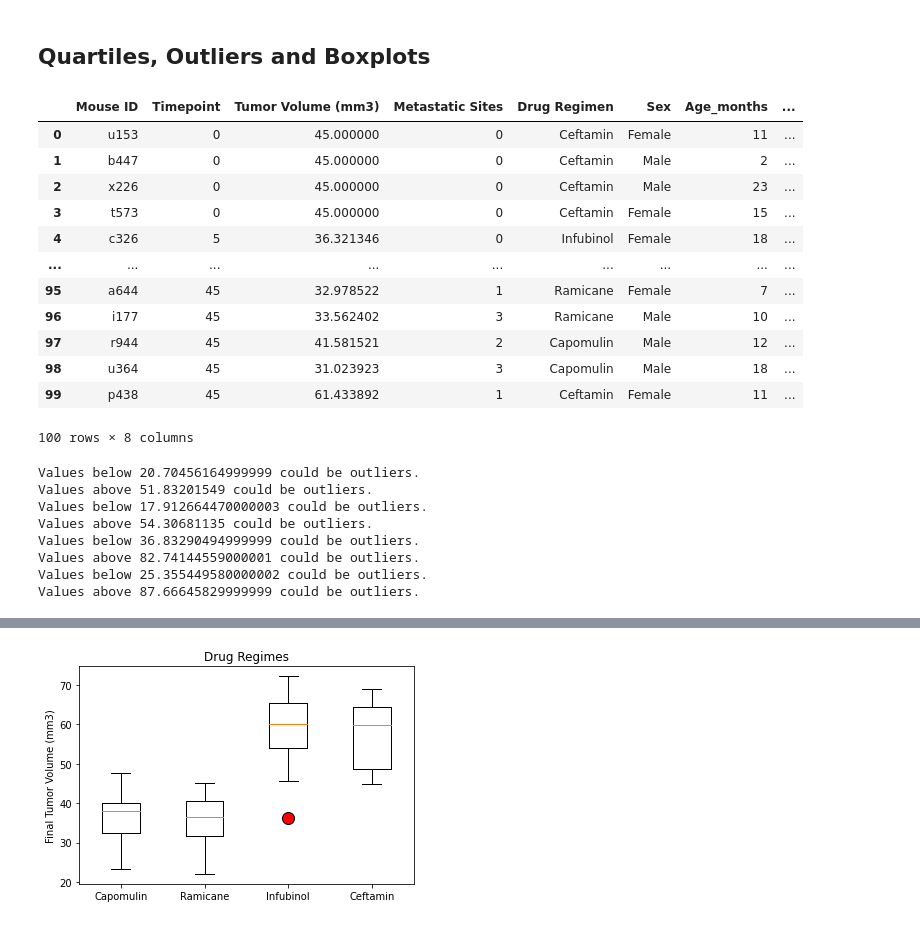
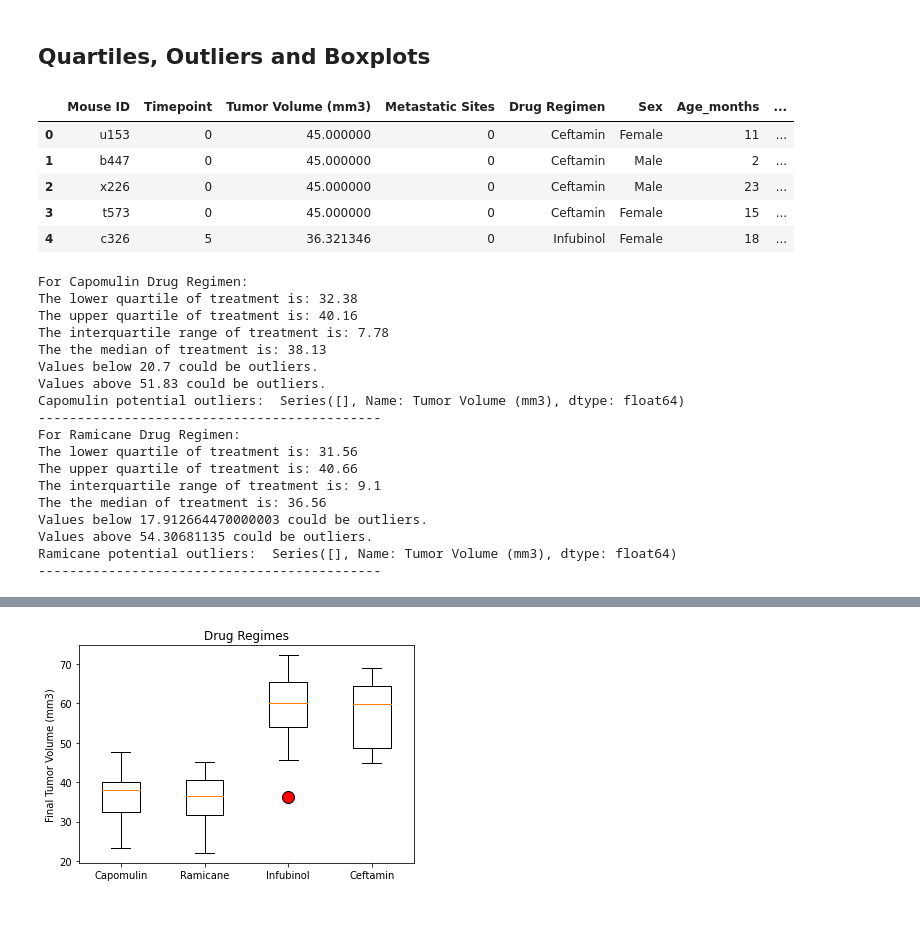
Before and after one commit to IlkayAtes11/Matplotlib-Challenge, a Jupyter notebook: Code/pymaceuticals.ipynb, the cells around one changed output, grey strips where cells are left out. Drawn from its saved outputs; the diff is of its cells as text; code cells hidden in the pictures.

```diff
--- a/Code/pymaceuticals.ipynb
+++ b/Code/pymaceuticals.ipynb
@@ -216,33 +224,26 @@ plt.show()
 # %%
 # Calculate the final tumor volume of each mouse across four of the treatment regimens:
 # Capomulin, Ramicane, Infubinol, and Ceftamin
 
 filtered_data = clean_data.set_index('Drug Regimen').loc[['Capomulin', 'Ramicane', 'Infubinol','Ceftamin']].reset_index()
 
 # Start by getting the last (greatest) timepoint for each mouse
 
 last_timepoint = filtered_data.groupby('Mouse ID')['Timepoint'].max()
 last_timepoint = pd.DataFrame(last_timepoint).reset_index()
 
 # Merge this group df with the original DataFrame to get the tumor volume at the last timepoint
 # Merging according to two different columns
 
 merged = pd.merge(clean_data, last_timepoint, on = ['Mouse ID','Timepoint'])
-merged
+merged.head()
 # %% [output]
 |  | Mouse ID | Timepoint | Tumor Volume (mm3) | Metastatic Sites | Drug Regimen | Sex | Age_months | ... |
 | 0 | u153 | 0 | 45.000000 | 0 | Ceftamin | Female | 11 | ... |
 | 1 | b447 | 0 | 45.000000 | 0 | Ceftamin | Male | 2 | ... |
 | 2 | x226 | 0 | 45.000000 | 0 | Ceftamin | Male | 23 | ... |
 | 3 | t573 | 0 | 45.000000 | 0 | Ceftamin | Female | 15 | ... |
 | 4 | c326 | 5 | 36.321346 | 0 | Infubinol | Female | 18 | ... |
-| ... | ... | ... | ... | ... | ... | ... | ... | ... |
-| 95 | a644 | 45 | 32.978522 | 1 | Ramicane | Female | 7 | ... |
-| 96 | i177 | 45 | 33.562402 | 3 | Ramicane | Male | 10 | ... |
-| 97 | r944 | 45 | 41.581521 | 2 | Capomulin | Male | 12 | ... |
-| 98 | u364 | 45 | 31.023923 | 3 | Capomulin | Male | 18 | ... |
-| 99 | p438 | 45 | 61.433892 | 1 | Ceftamin | Female | 11 | ... |
-100 rows × 8 columns
 # %%
 capomulin = merged.loc[merged['Drug Regimen']== 'Capomulin']['Tumor Volume (mm3)']
 ramicane = merged.loc[merged['Drug Regimen']== 'Ramicane']['Tumor Volume (mm3)']
@@ -257,9 +258,17 @@ cap_upperq = cap_quartiles[0.75]
 cap_iqr = cap_upperq-cap_lowerq
 cap_lower_bound = cap_lowerq - (1.5*cap_iqr)
 cap_upper_bound = cap_upperq + (1.5*cap_iqr)
+cap_outlier = capomulin.loc[(merged['Tumor Volume (mm3)'] > cap_upper_bound) | (merged['Tumor Volume (mm3)'] < cap_lower_bound)]
 
-print(f"Values below {cap_lower_bound} could be outliers.")
-print(f"Values above {cap_upper_bound} could be outliers.")
+print(f'For Capomulin Drug Regimen:')
+print(f"The lower quartile of treatment is: {round(cap_lowerq,2)}")
+print(f"The upper quartile of treatment is: {round(cap_upperq,2)}")
+print(f"The interquartile range of treatment is: {round(cap_iqr,2)}")
+print(f"The the median of treatment is: {round(cap_quartiles[0.5],2)} ")
+print(f"Values below {round(cap_lower_bound,2)} could be outliers.")
+print(f"Values above {round(cap_upper_bound,2)} could be outliers.")
+print(f'Capomulin potential outliers:  {cap_outlier}')
+print(f'--------------------------------------------')
 
 ram_quartiles = ramicane.quantile([.25,.5,.75])
 ram_lowerq = ram_quartiles[0.25]
@@ -267,35 +276,33 @@ ram_upperq = ram_quartiles[0.75]
 ram_iqr = ram_upperq-ram_lowerq
 ram_lower_bound = ram_lowerq - (1.5*ram_iqr)
 ram_upper_bound = ram_upperq + (1.5*ram_iqr)
+ram_outlier = ramicane.loc[(merged['Tumor Volume (mm3)'] > ram_upper_bound) | (merged['Tumor Volume (mm3)'] < ram_lower_bound)]
 
+print(f'For Ramicane Drug Regimen:')
+print(f"The lower quartile of treatment is: {round(ram_lowerq,2)}")
+print(f"The upper quartile of treatment is: {round(ram_upperq,2)}")
+print(f"The interquartile range of treatment is: {round(ram_iqr,2)}")
+print(f"The the median of treatment is: {round(ram_quartiles[0.5],2)} ")
 print(f"Values below {ram_lower_bound} could be outliers.")
 print(f"Values above {ram_upper_bound} could be outliers.")
-
-inf_quartiles = infubinol.quantile([.25,.5,.75])
-inf_lowerq = inf_quartiles[0.25]
-inf_upperq = inf_quartiles[0.75]
-inf_iqr = inf_upperq-inf_lowerq
-inf_lower_bound = inf_lowerq - (1.5*inf_iqr)
-inf_upper_bound = inf_upperq + (1.5*inf_iqr)
-
-print(f"Values below {inf_lower_bound} could be outliers.")
-print(f"Values above {inf_upper_bound} could be outliers.")
-
-cef_quartiles = ceftamin.quantile([.25,.5,.75])
-cef_lowerq = cef_quartiles[0.25]
-cef_upperq = cef_quartiles[0.75]
-cef_iqr = cef_upperq-cef_lowerq
-cef_lower_bound = cef_lowerq - (1.5*cef_iqr)
-cef_upper_bound = cef_upperq + (1.5*cef_iqr)
-
-print(f"Values below {cef_lower_bound} could be outliers.")
-print(f"Values above {cef_upper_bound} could be outliers.")
+print(f'Ramicane potential outliers:  {ram_outlier}')
+print(f'--------------------------------------------')
 # %% [output]
-Values below 20.70456164999999 could be outliers.
-Values above 51.83201549 could be outliers.
+For Capomulin Drug Regimen:
+The lower quartile of treatment is: 32.38
+The upper quartile of treatment is: 40.16
+The interquartile range of treatment is: 7.78
+The the median of treatment is: 38.13
+Values below 20.7 could be outliers.
+Values above 51.83 could be outliers.
+Capomulin potential outliers:  Series([], Name: Tumor Volume (mm3), dtype: float64)
+--------------------------------------------
+For Ramicane Drug Regimen:
+The lower quartile of treatment is: 31.56
+The upper quartile of treatment is: 40.66
+The interquartile range of treatment is: 9.1
+The the median of treatment is: 36.56
 Values below 17.912664470000003 could be outliers.
 Values above 54.30681135 could be outliers.
-Values below 36.83290494999999 could be outliers.
-Values above 82.74144559000001 could be outliers.
-Values below 25.355449580000002 could be outliers.
-Values above 87.66645829999999 could be outliers.
+Ramicane potential outliers:  Series([], Name: Tumor Volume (mm3), dtype: float64)
+--------------------------------------------
```
Also changed, not shown: parts of 3 cells of this notebook.
